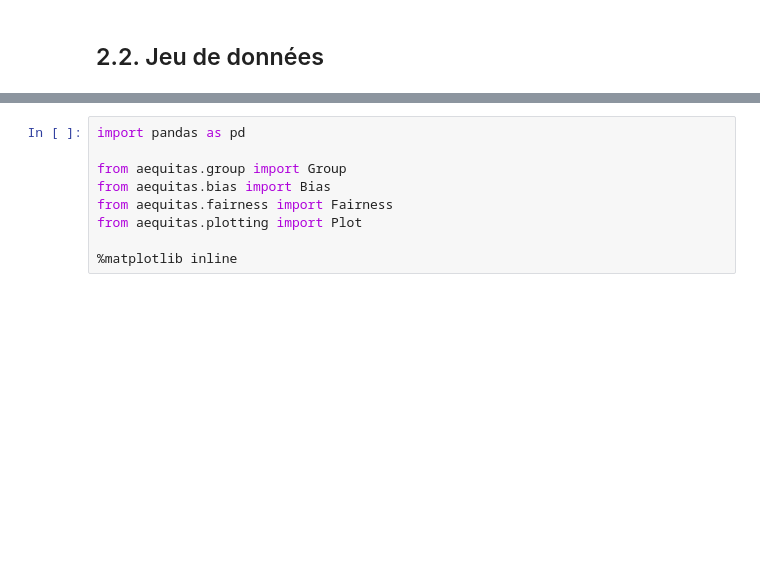
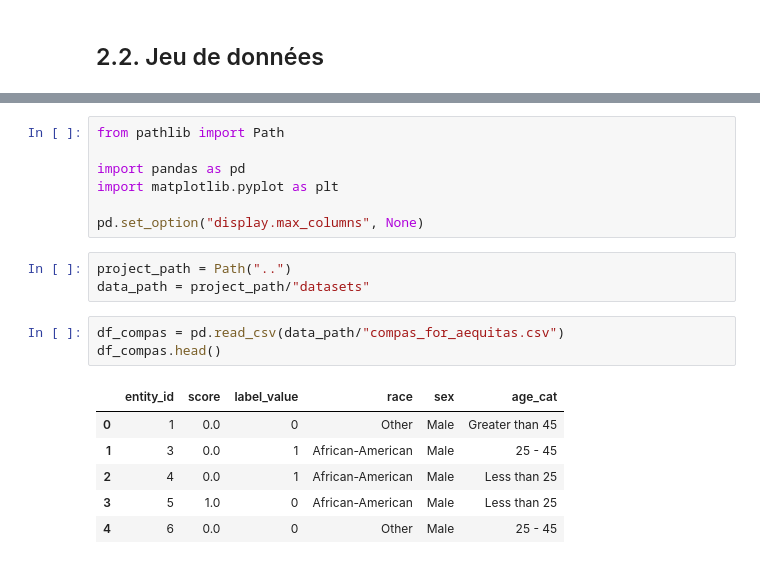
Before and after one commit to chsafouane/aequitas_disc, a Jupyter notebook: notebooks/00_aequitas_presentation.ipynb, the cells around one changed output, grey strips where cells are left out. Drawn from its saved outputs; the diff is of its cells as text; blank space fills up the shorter version.

```diff
--- a/notebooks/00_aequitas_presentation.ipynb
+++ b/notebooks/00_aequitas_presentation.ipynb
@@ -73,9 +82,20 @@ Pour plus d'éléments sur l'analyse menée par ProPublica du modèle utilisé d
 # %%
+from pathlib import Path
+
 import pandas as pd
+import matplotlib.pyplot as plt
 
-from aequitas.group import Group
-from aequitas.bias import Bias
-from aequitas.fairness import Fairness
-from aequitas.plotting import Plot
-
-%matplotlib inline
+pd.set_option("display.max_columns", None)
+# %%
+project_path = Path("..")
+data_path = project_path/"datasets"
+# %%
+df_compas = pd.read_csv(data_path/"compas_for_aequitas.csv")
+df_compas.head()
+# %% [output]
+|  | entity_id | score | label_value | race | sex | age_cat |
+| 0 | 1 | 0.0 | 0 | Other | Male | Greater than 45 |
+| 1 | 3 | 0.0 | 1 | African-American | Male | 25 - 45 |
+| 2 | 4 | 0.0 | 1 | African-American | Male | Less than 25 |
+| 3 | 5 | 1.0 | 0 | African-American | Male | Less than 25 |
+| 4 | 6 | 0.0 | 0 | Other | Male | 25 - 45 |
```
Also changed, not shown: parts of 10 cells of this notebook, 1 other file.
